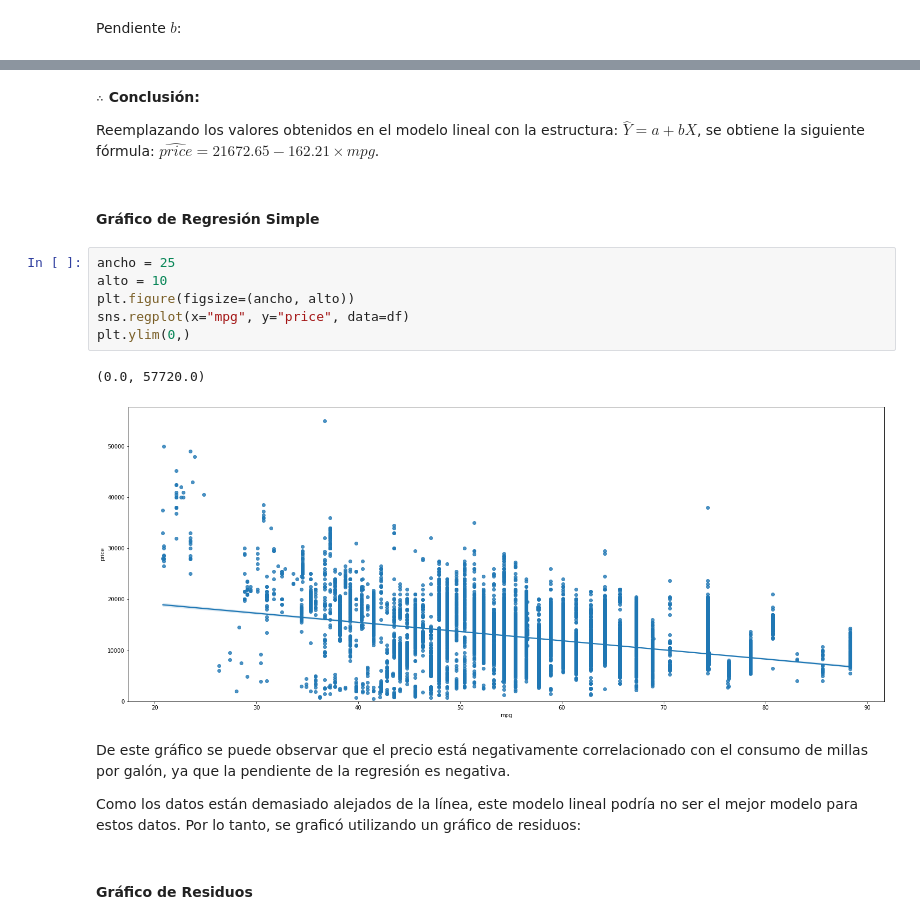
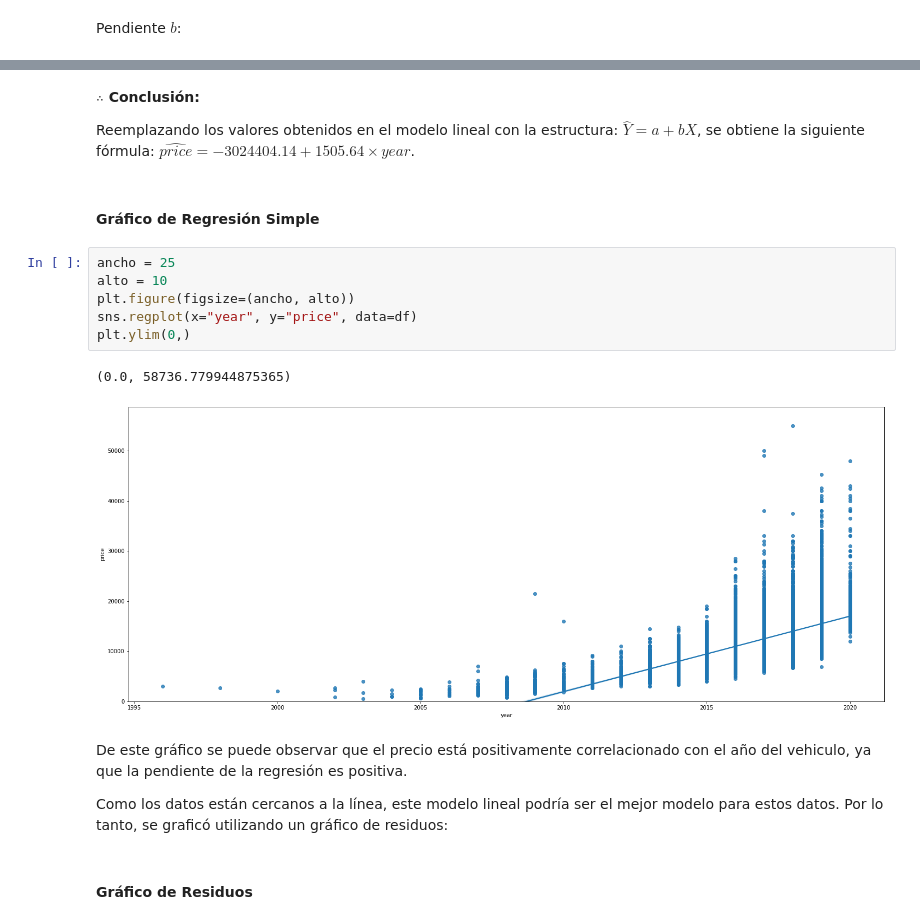
Before and after one commit to FranciscoJavierSG/Tarea4-Python, a Jupyter notebook: Tarea4_Python.ipynb, the cells around one changed output, grey strips where cells are left out. Cells and saved outputs as stored; diff of their text form.

```diff
--- a/Tarea4_Python.ipynb
+++ b/Tarea4_Python.ipynb
@@ -186,22 +210,22 @@ array([-179.70928117])
 # %% [markdown]
 **$\therefore $ Conclusión:**
 
-Reemplazando los valores obtenidos en el modelo lineal con la estructura: $ \hat{Y} = a + b  X $, se obtiene la siguiente fórmula: $\hat{price} = 21672.65 - 162.21 \times mpg$.
+Reemplazando los valores obtenidos en el modelo lineal con la estructura: $ \hat{Y} = a + b  X $, se obtiene la siguiente fórmula: $\hat{price} = -3024404.14 + 1505.64 \times year$.
 # %% [markdown]
 #### Gráfico de Regresión Simple
 # %%
 ancho = 25
 alto = 10
 plt.figure(figsize=(ancho, alto))
-sns.regplot(x="mpg", y="price", data=df)
+sns.regplot(x="year", y="price", data=df)
 plt.ylim(0,)
 # %% [output]
-(0.0, 57720.0)
+(0.0, 58736.779944875365)
-[figure, old version]
+[figure, new version]
 # %% [markdown]
-De este gráfico se puede observar que el precio está negativamente correlacionado con el consumo de millas por galón, ya que la pendiente de la regresión es negativa.
+De este gráfico se puede observar que el precio está positivamente correlacionado con el año del vehiculo, ya que la pendiente de la regresión es positiva.
 
-Como los datos están demasiado alejados de la línea, este modelo lineal podría no ser el mejor modelo para estos datos. Por lo tanto, se graficó utilizando un gráfico de residuos:
+Como los datos están cercanos a la línea, este modelo lineal podría ser el mejor modelo para estos datos. Por lo tanto, se graficó utilizando un gráfico de residuos:
 # %% [markdown]
 #### Gráfico de Residuos
 # %%
```
Also changed, not shown: parts of 96 cells of this notebook.
